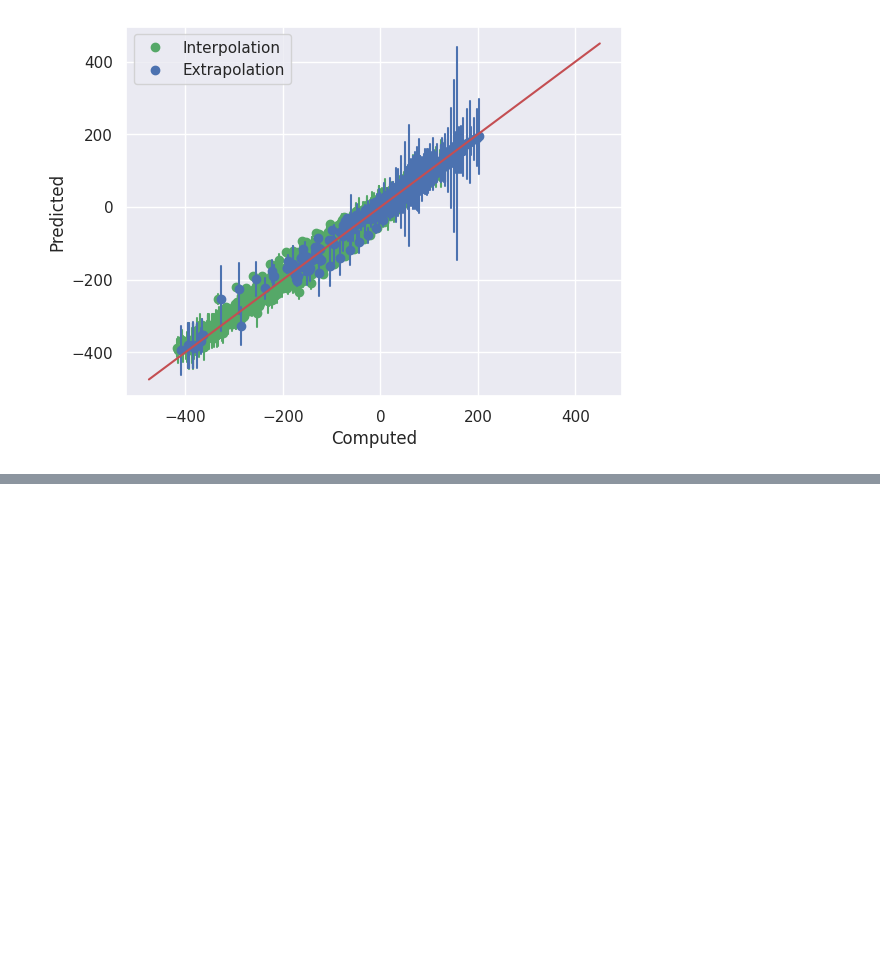
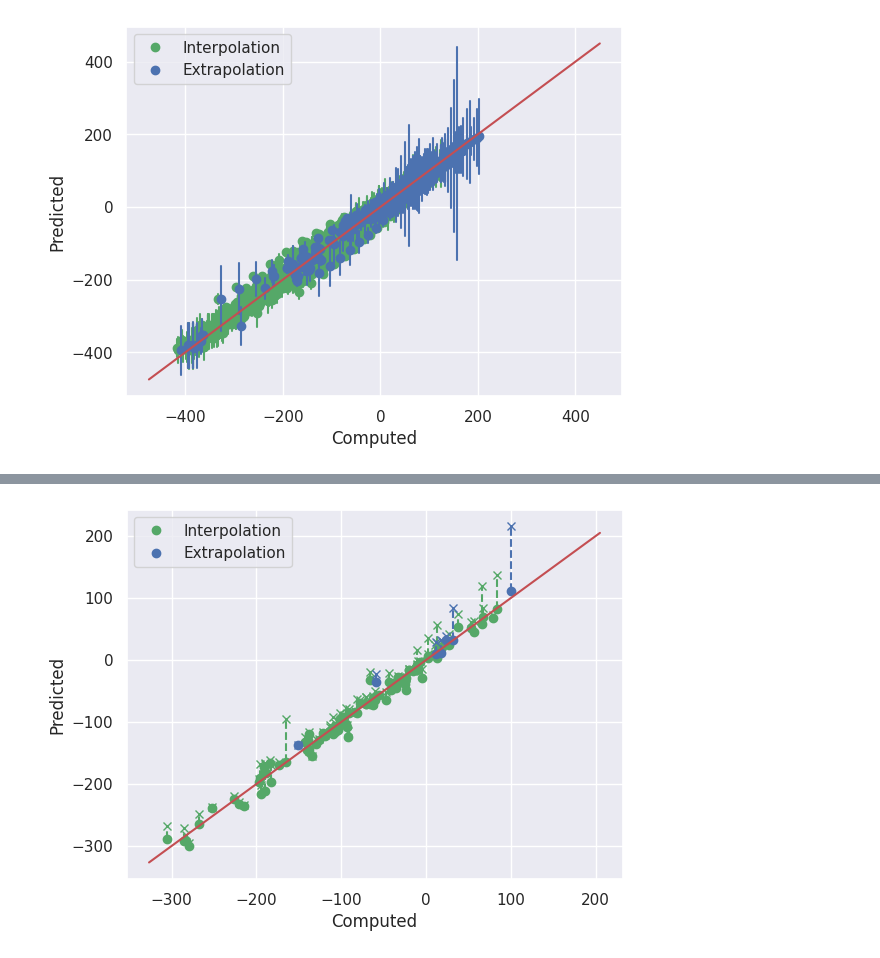
Before and after one commit to CibranLopez/CLUE, a Jupyter notebook: predict-GNN.ipynb, the cells around one changed output, grey strips where cells are left out. Drawn from its saved outputs; the diff is of its cells as text; code cells hidden in the pictures; blank space fills up the shorter version.

```diff
--- a/predict-GNN.ipynb
+++ b/predict-GNN.ipynb
@@ -133,41 +179,3 @@ plt.show()
 # %%
-random_integers = np.random.randint(0, len(ground_truths)+1, size=100)
-random_integers
-
-ground_truths_x = ground_truths[random_integers]
-predictions_x = predictions[random_integers]
-uncertainties_x = np.abs(uncertainties)[random_integers]
-are_interpolated_x = are_interpolated[random_integers]
-
-# Extract and plot interpolation data
-xpred_interp = ground_truths_x[are_interpolated_x]
-ypred_interp = predictions_x[are_interpolated_x]
-yerr_interp = uncertainties_x[are_interpolated_x]
-
-plt.plot(xpred_interp, ypred_interp, 'og', label='Interpolation')  # Predictions
-plt.plot(xpred_interp, ypred_interp + yerr_interp, 'xg')           # Corrected values
-for x, y, err in zip(xpred_interp, ypred_interp, yerr_interp):
-    plt.plot([x, x], [y, y + err], 'g--')  # Vertical line
-
-# Extract and plot extrapolation data
-xpred_extra = ground_truths_x[~are_interpolated_x]
-ypred_extra = predictions_x[~are_interpolated_x]
-yerr_extra = uncertainties_x[~are_interpolated_x]
-
-plt.plot(xpred_extra, ypred_extra, 'ob', label='Extrapolation')  # Predictions
-plt.plot(xpred_extra, ypred_extra + yerr_extra, 'xb')            # Corrected values
-for x, y, err in zip(xpred_extra, ypred_extra, yerr_extra):
-    plt.plot([x, x], [y, y + err], 'b--')  # Vertical line
-
-# Add identity line and labels
-_min_, _max_ = cld.get_min_max(
-    ground_truths_x + np.abs(uncertainties_x),
-    ground_truths_x - np.abs(uncertainties_x),
-    predictions_x
-)
-plt.plot([_min_, _max_], [_min_, _max_], '-r')  # Identity line
-plt.xlabel('Computed')
-plt.ylabel('Predicted')
-plt.legend(loc='best')
-plt.savefig(f'{t_folder}/UQ-prediction-comparison-500.pdf', dpi=50, bbox_inches='tight')
-plt.show()
+# %% [output]
+[figure, added]
```
Also changed, not shown: parts of 7 cells of this notebook, 1 other file.
